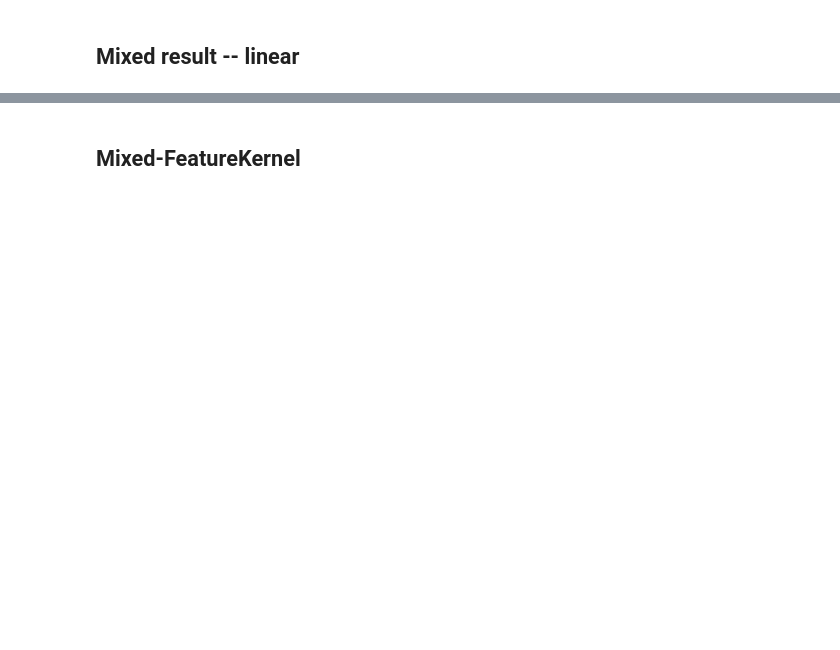
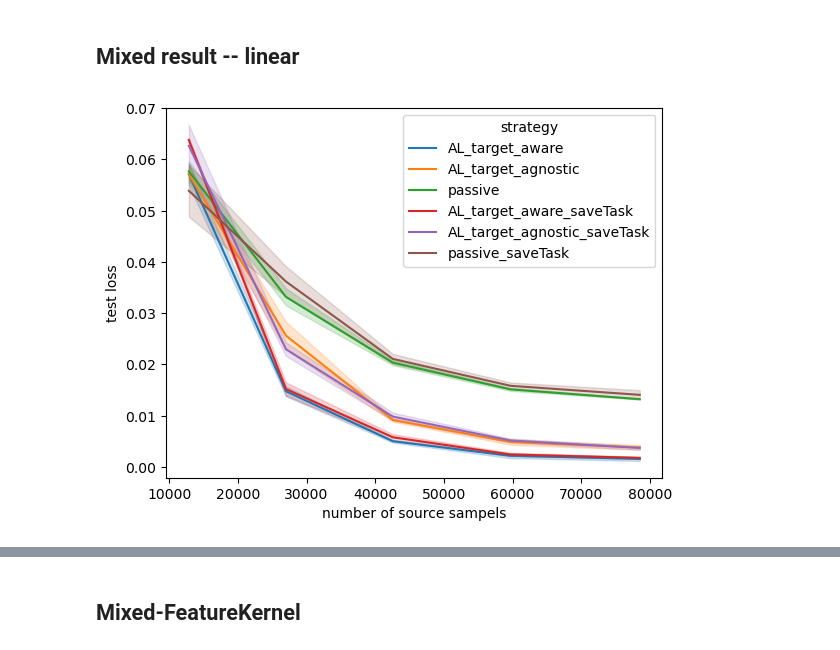
Before and after one commit to WendyH1108/AL-Robotics, a Jupyter notebook: summary_in_paper.ipynb, the cells around one changed output, grey strips where cells are left out. Saved outputs shown, nothing was run; the diff lists cells and outputs as text; code cells hidden in the pictures; blank space fills up the shorter version.

```diff
--- a/summary_in_paper.ipynb
+++ b/summary_in_paper.ipynb
@@ -55,3 +55,44 @@ for seed in [12434]:
                     results = tmp
                 else:
                     results= pd.concat([results, tmp])
+config = {
+    "task_embed_matrix_seed": None,
+    "embed_dim": 4,
+    "task_embed_ratio": 20,
+    "input_dim": 200,
+    "num_target_sample": 8000,
+    "active": None,
+    "target_aware": None,
+    "saving_task_num": True,
+    "exp_base": 1.1,
+    "outer_epoch_num": 5,
+    "base_len_ratio": 0.5
+    }
+
+for seed in [12434]:
+    for dataseed in [43, 500, 12434]:
+        for active in [True, False]:
+            for target_aware in [True, False]:
+                if not active and target_aware: continue
+                config["task_embed_matrix_seed"] = seed
+                config["active"] = active
+                config["target_aware"] = target_aware
+                filename = processName(config)
+                filename += f"_data_seed{dataseed}"
+                tmp = pd.read_csv(f"results/{filename}.csv")
+                if active:
+                    tmp["strategy"] = "AL_target_aware_saveTask" if target_aware else "AL_target_agnostic_saveTask"
+                else:
+                    tmp["strategy"] = "passive_saveTask"
+                tmp["seed"] = dataseed
+                if results is None:
+                    results = tmp
+                else:
+                    results= pd.concat([results, tmp])
+# %%
+fig = sns.lineplot(x="budget", y="loss", data=results, hue="strategy", markers=True, errorbar= ['se', 1], dashes=False)
+fig.set(xlabel ="number of source sampels", ylabel = "test loss")
+fig = fig.get_figure()
+fig.savefig(f"results/plots/{processName2(config)}_syntheticLoss_linear.pdf")
+# %% [output]
+[figure, added]
```
Also changed, not shown: parts of 16 cells of this notebook, 1 other file.
